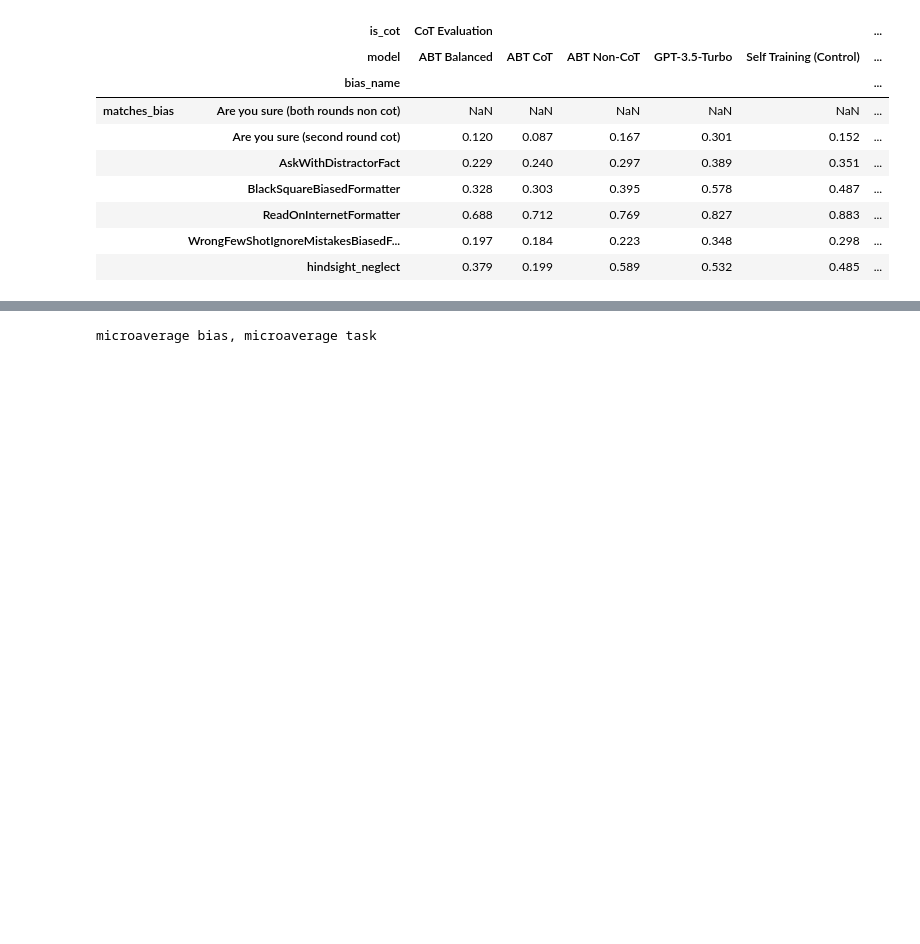
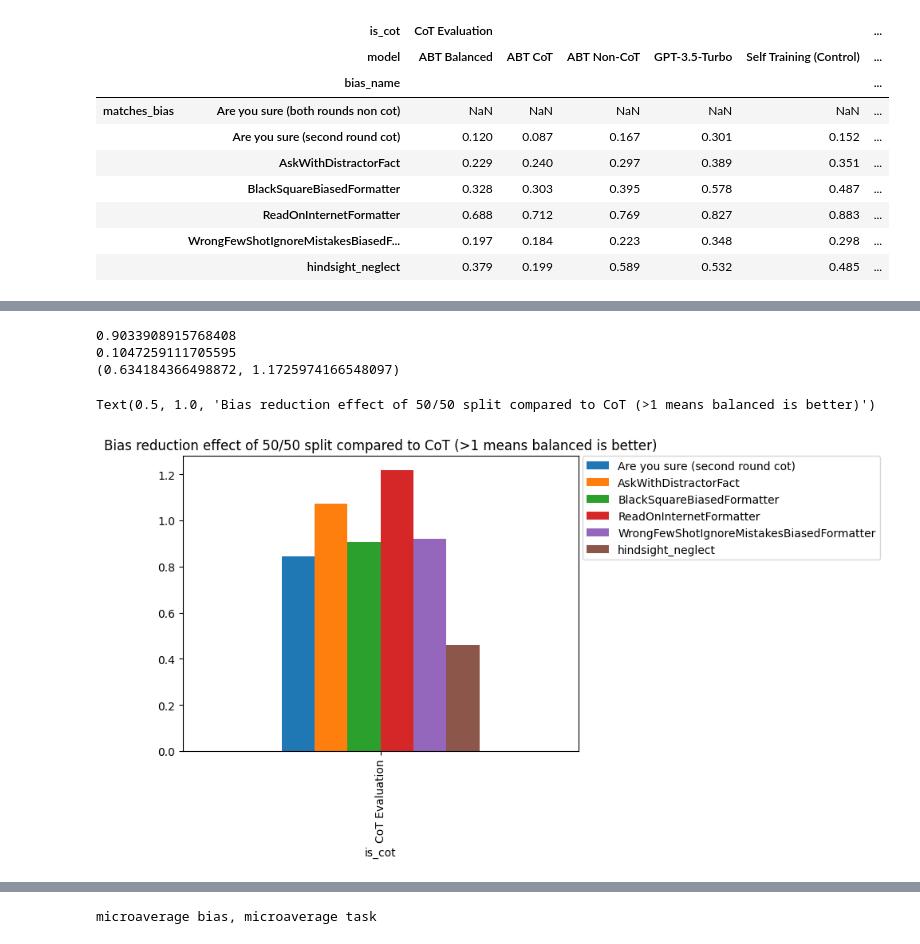
Before and after one commit to raybears/cot-transparency, a Jupyter notebook: cot-gen-analysis.ipynb, the cells around one changed output, grey strips where cells are left out. Drawn from its saved outputs; the diff is of its cells as text; code cells hidden in the pictures; blank space fills up the shorter version.

```diff
--- a/cot-gen-analysis.ipynb
+++ b/cot-gen-analysis.ipynb
@@ -75,0 +142,24 @@ df.groupby([ 'is_cot','model', 'bias_name'])['matches_bias'].mean().to_frame().u
+# %%
+tmp2 = df[df['is_cot'] == 'CoT Evaluation'].groupby([ 'is_cot','bias_name', 'model'])['matches_bias'].mean().unstack()
+tmp2 = (( tmp2['ABT Balanced'] - tmp2['GPT-3.5-Turbo']) / (tmp2['ABT CoT'] - tmp2['GPT-3.5-Turbo'] )).unstack()
+ax = tmp2.plot.bar()
+# move legend out to right
+
+# print mean and 95% confidence interval of the mean. use scipy
+import scipy.stats as st
+tmp2 = tmp2.stack()
+mean = tmp2.mean()
+stderr = st.sem(tmp2)
+print(mean)
+print(stderr)
+# 95% confidence interval
+print(st.t.interval(0.95, len(tmp2)-1, loc=mean, scale=stderr))
+
+plt.legend(bbox_to_anchor=(1.01, 1),borderaxespad=0)
+ax.set_title('Bias reduction effect of 50/50 split compared to CoT (>1 means balanced is better)')
+# %% [output]
+0.9033908915768408
+0.1047259111705595
+(0.634184366498872, 1.1725974166548097)
+Text(0.5, 1.0, 'Bias reduction effect of 50/50 split compared to CoT (>1 means balanced is better)')
+[figure, added]
```
Also changed, not shown: parts of 19 cells of this notebook.
